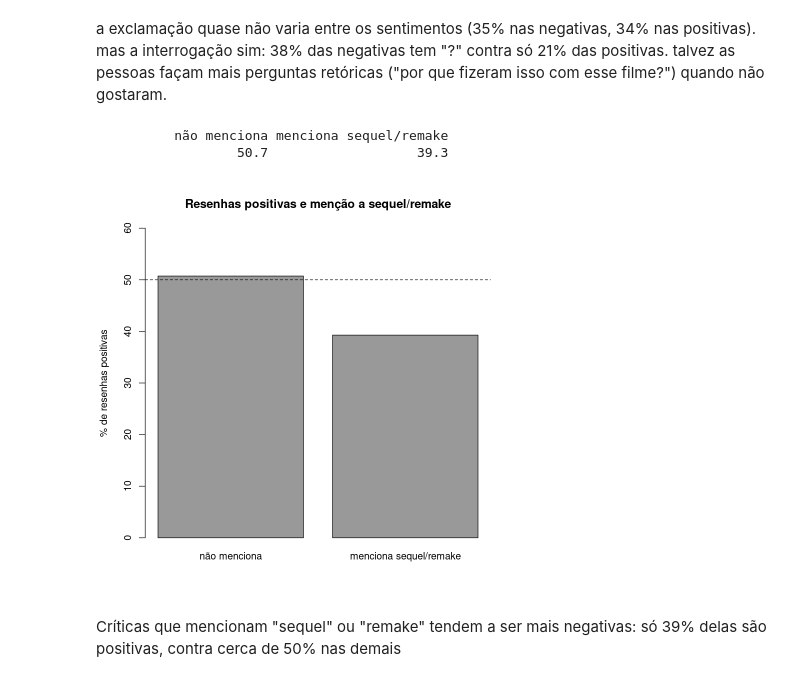
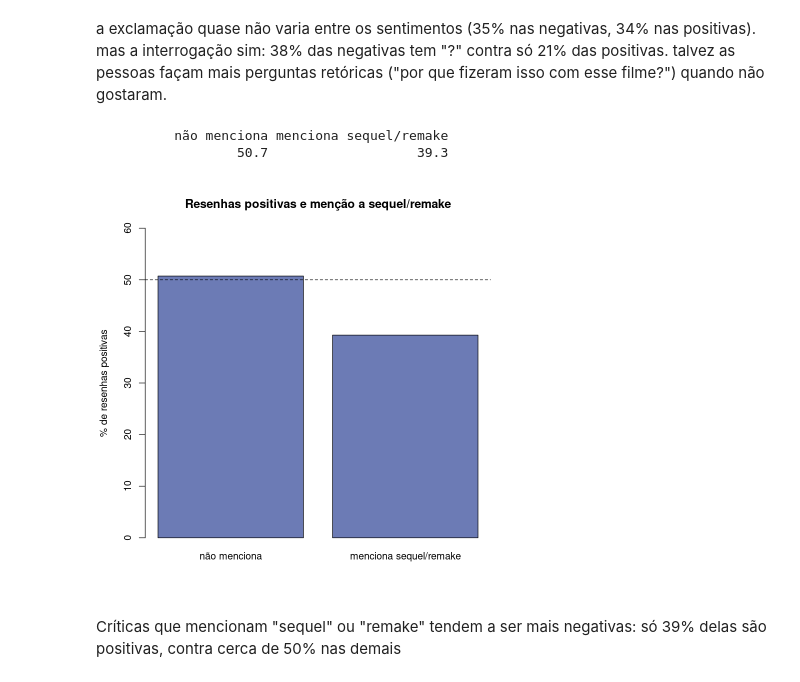
Before and after one commit to AmandaTrinity/estatistica, a Jupyter notebook: main.ipynb, the cells around one changed output. Cells and saved outputs as stored; diff of their text form; code cells hidden in the pictures.

Commit message:
Padroniza cor neutra nos gráficos

```diff
--- a/main.ipynb
+++ b/main.ipynb
@@ -40,6 +40,9 @@ cores <- c(negative = "#D1495B", positive = "#00798C")
 # escala para os mapas de calor: vermelho (-1)-> branco (0)-> azul-esverdeado (1)
 paleta_cor <- colorRampPalette(c(cores["negative"], "white", cores["positive"]))(21)
 
+# cor para gráficos sem separação por sentimento (análise univariada etc.)
+cor_neutra <- "#6C7BB5"
+
 dataset <- read.csv("data/IMDB Dataset.csv")
 
 head(dataset, n = 2)
@@ -264,16 +270,16 @@ a exclamação quase não varia entre os sentimentos (35% nas negativas, 34% nas
 # %%
 # % de resenhas positivas entre as que mencionam "sequel"/"remake" e as demais
 pct_pos <- tapply(dataset$sentiment == "positive", dataset$is_sequel_or_remake, mean) * 100
 names(pct_pos) <- c("não menciona", "menciona sequel/remake")
 round(pct_pos, 1)
 
-barplot(pct_pos, col = "grey60", ylim = c(0, 60),
+barplot(pct_pos, col = cor_neutra, ylim = c(0, 60),
         main = "Resenhas positivas e menção a sequel/remake", ylab = "% de resenhas positivas")
 abline(h = 50, lty = 2)   # linha de referência: 50%, a proporção da base toda
 # %% [output]
           não menciona menciona sequel/remake
                   50.7                   39.3
-[figure, old version]
+[figure, new version]
 # %% [markdown]
 Críticas que mencionam "sequel" ou "remake" tendem a ser mais negativas: só 39% delas são positivas, contra cerca de 50% nas demais
 # %% [markdown]
```
Also changed, not shown: parts of 5 cells of this notebook.
